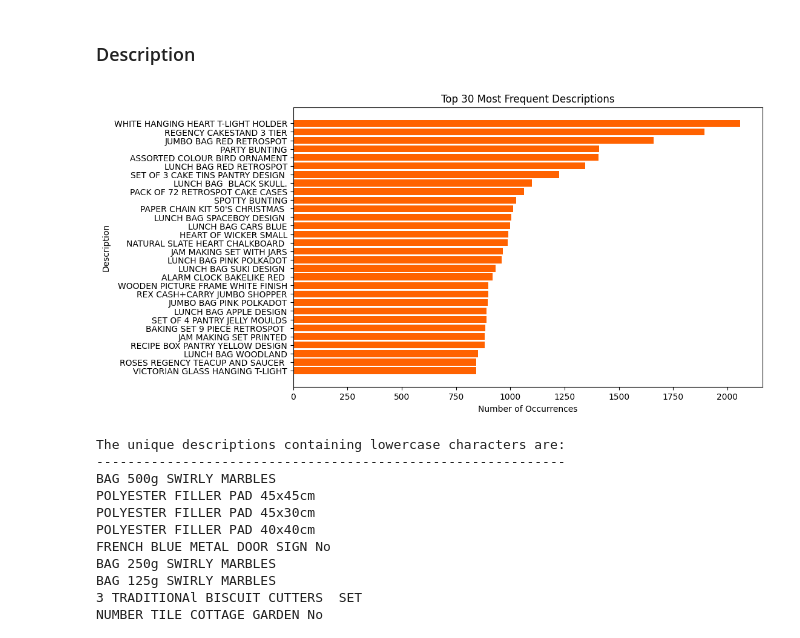
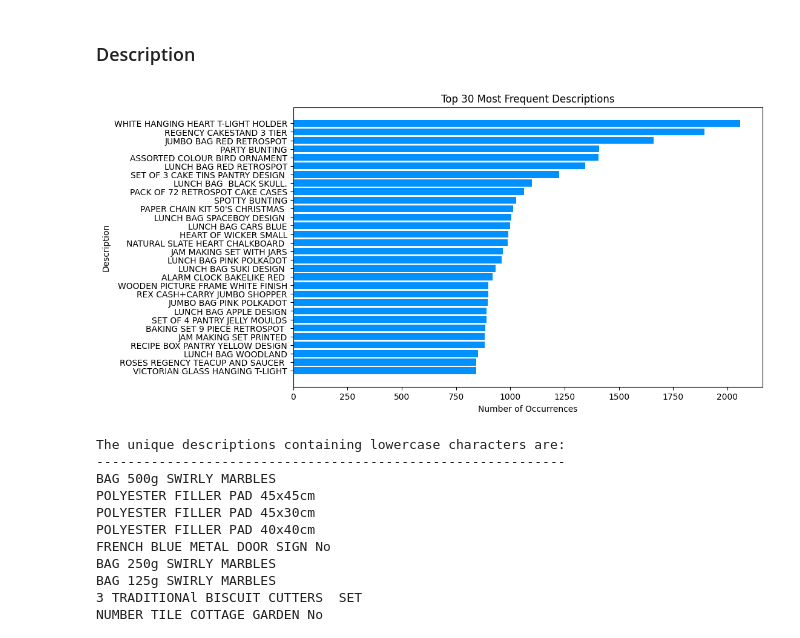
Before and after one commit to devika-santhosh/e-commerce-data-analysis, a Jupyter notebook: Code.ipynb, the cells around one changed output. Cells and saved outputs as stored; diff of their text form; code cells hidden in the pictures.

```diff
--- a/Code.ipynb
+++ b/Code.ipynb
@@ -269,23 +268,19 @@ df.shape
 # %%
 # Calculate the occurrence of each unique description and sort them
 description_counts = df['Description'].value_counts()
 
-# Get the top 30 descriptions
 top_30_descriptions = description_counts[:30]
 
-# Plotting
 plt.figure(figsize=(10,6))
-plt.barh(top_30_descriptions.index[::-1], top_30_descriptions.values[::-1], color='#ff6200')
+plt.barh(top_30_descriptions.index[::-1], top_30_descriptions.values[::-1], color="#0091ff")
 
-# Adding labels and title
 plt.xlabel('Number of Occurrences')
 plt.ylabel('Description')
 plt.title('Top 30 Most Frequent Descriptions')
 
-# Show the plot
 plt.show()
 # %% [output]
-[figure, old version]
+[figure, new version]
 # %%
 # Find unique descriptions containing lowercase characters
 lowercase_descriptions = df['Description'].unique()
```
Also changed, not shown: parts of 24 cells of this notebook.
